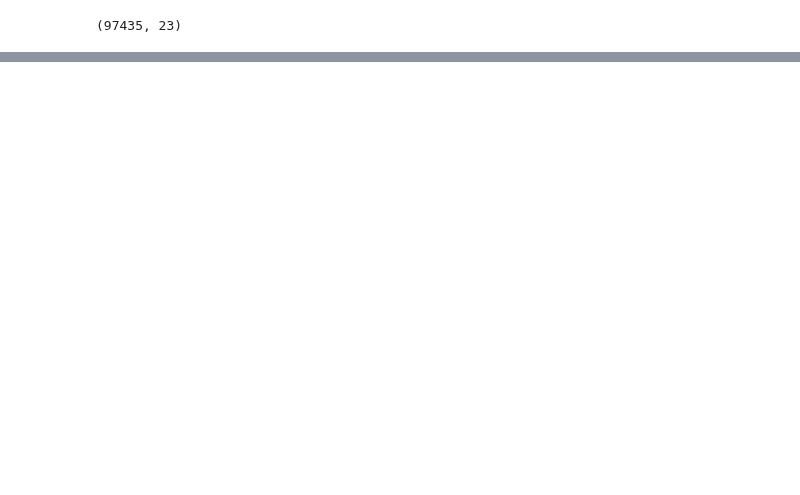
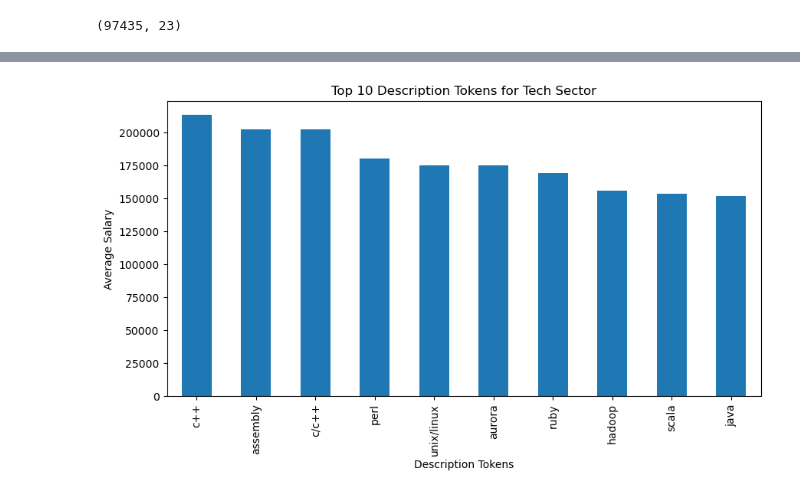
Before and after one commit to Decoding-Data-Jobs/data-jobs-project, a Jupyter notebook: click_working/click_draft2.ipynb, the cells around one changed output, grey strips where cells are left out. Saved outputs shown, nothing was run; the diff lists cells and outputs as text; code cells hidden in the pictures; blank space fills up the shorter version.

```diff
--- a/click_working/click_draft2.ipynb
+++ b/click_working/click_draft2.ipynb
@@ -1307,0 +1380,4 @@ plt.show()
+# %%
+top_10_description_tokens(technology, 'Top 10 Description Tokens for Tech Sector')
+# %% [output]
+[figure, added]
```
Also changed, not shown: parts of 25 cells of this notebook.
